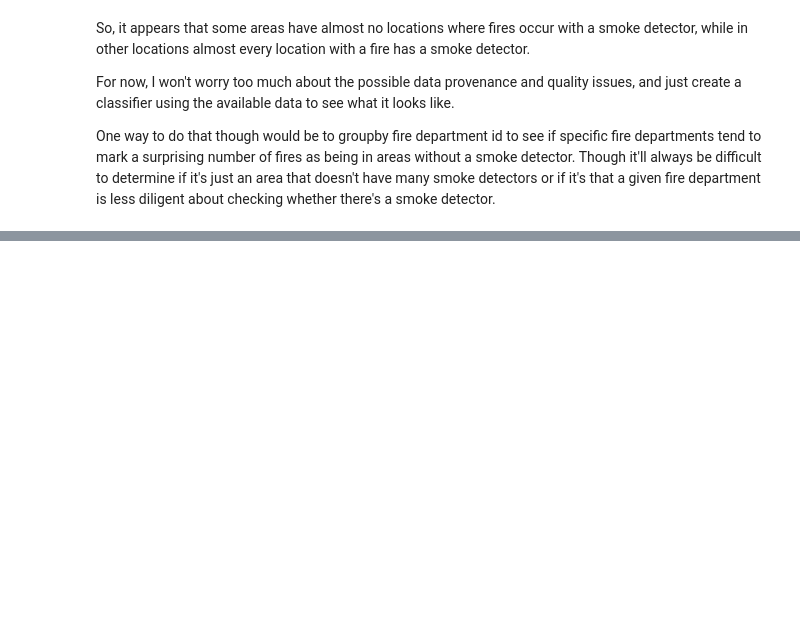
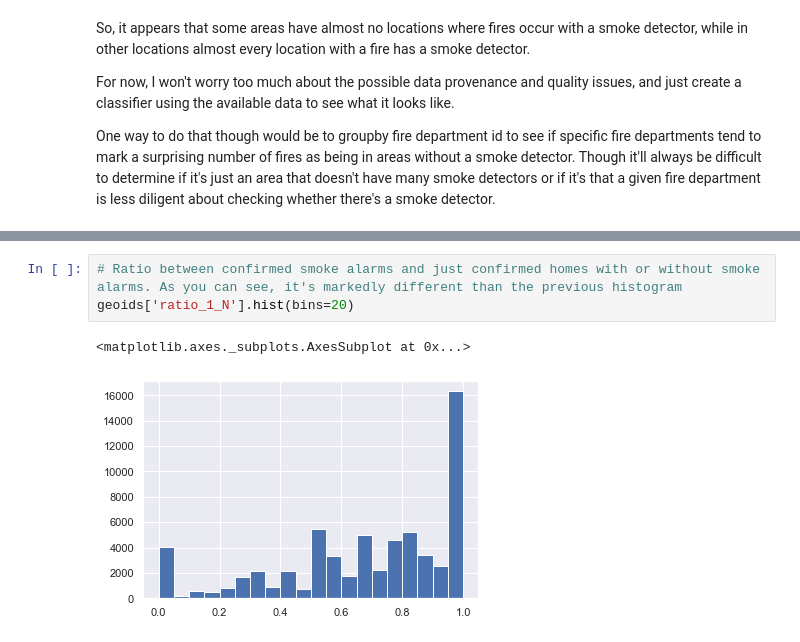
Before and after one commit to thwhitfield/red_cross, a Jupyter notebook: notebooks/c02_classifier.ipynb, the cells around one changed output, grey strips where cells are left out. Cells and saved outputs as stored; diff of their text form; blank space fills up the shorter version.

```diff
--- a/notebooks/c02_classifier.ipynb
+++ b/notebooks/c02_classifier.ipynb
@@ -116,0 +174,6 @@ array(['NEWTON GROVE', 'Detroit', 'DETROIT', 'detroit', 'DET',
+# %%
+# Ratio between confirmed smoke alarms and just confirmed homes with or without smoke alarms. As you can see, it's markedly different than the previous histogram
+geoids['ratio_1_N'].hist(bins=20)
+# %% [output]
+<matplotlib.axes._subplots.AxesSubplot at 0x...>
+[figure, added]
```
Also changed, not shown: parts of 52 cells of this notebook, 1 other file.
